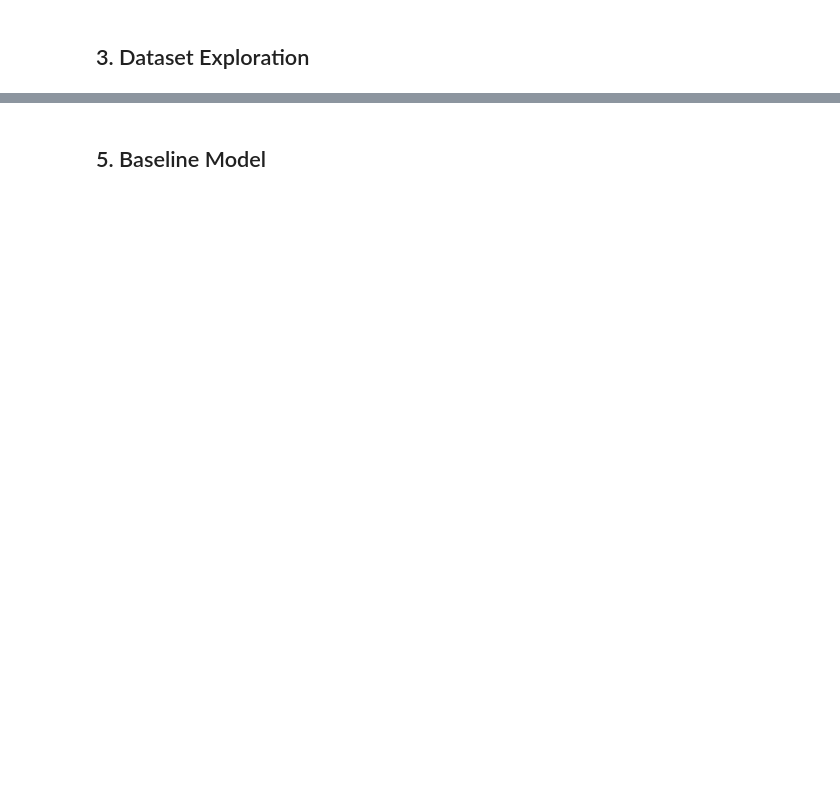
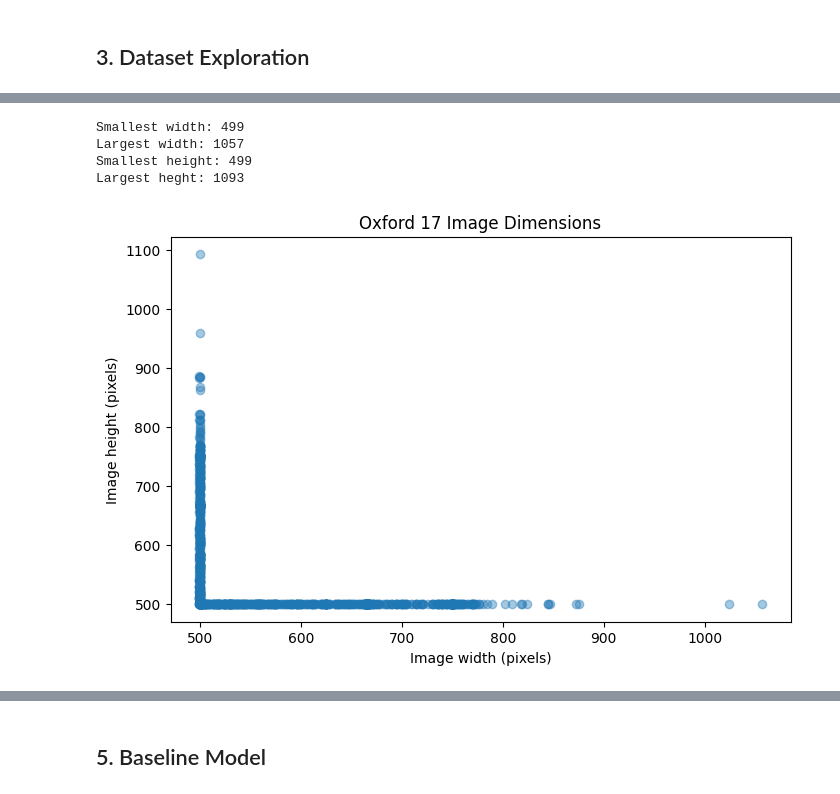
Before and after one commit to emelinachow-lgtm/FloraDex, a Jupyter notebook: floradex_a2.ipynb, the cells around one changed output, grey strips where cells are left out. Cells and saved outputs as stored; diff of their text form; code cells hidden in the pictures; blank space fills up the shorter version.

```diff
--- a/floradex_a2.ipynb
+++ b/floradex_a2.ipynb
@@ -15,0 +143,9 @@ Assessment 2
+# %%
+image_dir = "jpg"
+
+image_files = [
+    file for file in os.listdir(image_dir)
+    if file.lower().endswith(".jpg")
+]
+
+print("Number of images found:", len(image_files))
@@ -15,0 +221,14 @@ Assessment 2
+# %%
+from PIL import Image
+from collections import Counter
+
+image_sizes = []
+
+for file in image_files:
+  image_path = os.path.join(image_dir, file)
+
+  with Image.open (image_path) as image:
+    image_sizes.append(image.size)
+
+print("Number of images checked:", len(image_sizes))
+print("Number of unique image sizes", len(set(image_sizes)))
@@ -15,0 +257,25 @@ Assessment 2
+# %%
+widths = [width for width, height in image_sizes]
+heights = [height for width, height in image_sizes]
+
+print("Smallest width:", min(widths))
+print("Largest width:", max(widths))
+
+print("Smallest height:", min(heights))
+print("Largest heght:", max(heights))
+# %% [output]
+Smallest width: 499
+Largest width: 1057
+Smallest height: 499
+Largest heght: 1093
+# %%
+plt.figure(figsize=(8, 5))
+plt.scatter(widths, heights, alpha=0.4)
+
+plt.xlabel("Image width (pixels)")
+plt.ylabel("Image height (pixels)")
+plt.title("Oxford 17 Image Dimensions")
+
+plt.show()
+# %% [output]
+[figure, added]
```
Also changed, not shown: parts of 81 cells of this notebook.
